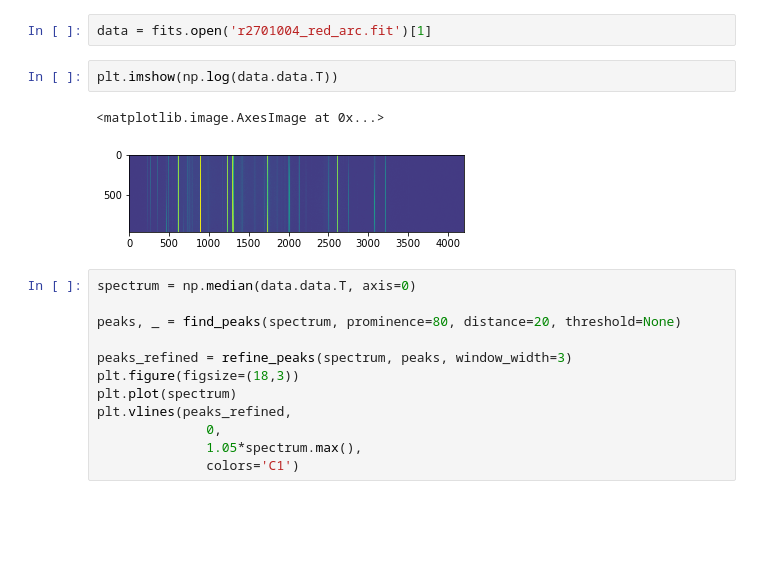
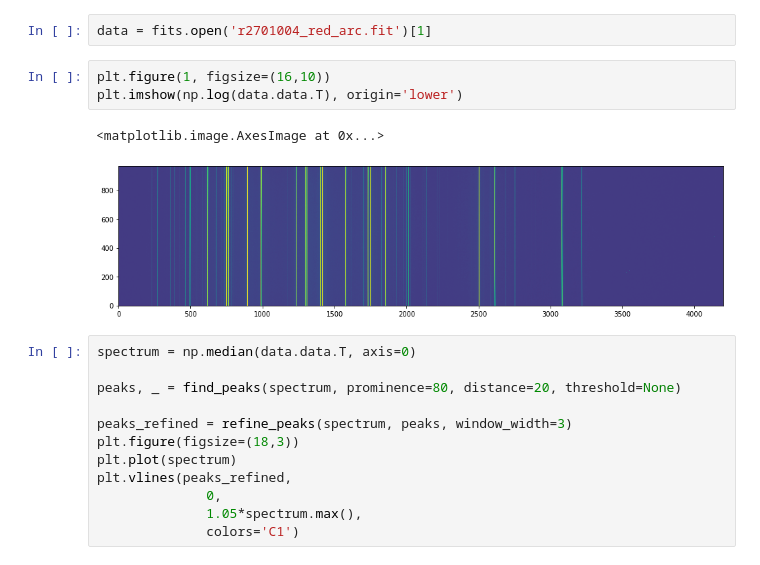
Before and after one commit to jveitchmichaelis/rascal, a Jupyter notebook: examples/ISIS.ipynb, the cells around one changed output. Cells and saved outputs as stored; diff of their text form; blank space fills up the shorter version.

```diff
--- a/examples/ISIS.ipynb
+++ b/examples/ISIS.ipynb
@@ -15,10 +15,11 @@ from rascal.util import refine_peaks
 # %%
 data = fits.open('r2701004_red_arc.fit')[1]
 # %%
-plt.imshow(np.log(data.data.T))
+plt.figure(1, figsize=(16,10))
+plt.imshow(np.log(data.data.T), origin='lower')
 # %% [output]
 <matplotlib.image.AxesImage at 0x...>
-[figure, old version]
+[figure, new version]
 # %%
 spectrum = np.median(data.data.T, axis=0)
 
```
Also changed, not shown: parts of 2 cells of this notebook, 10 other files.
